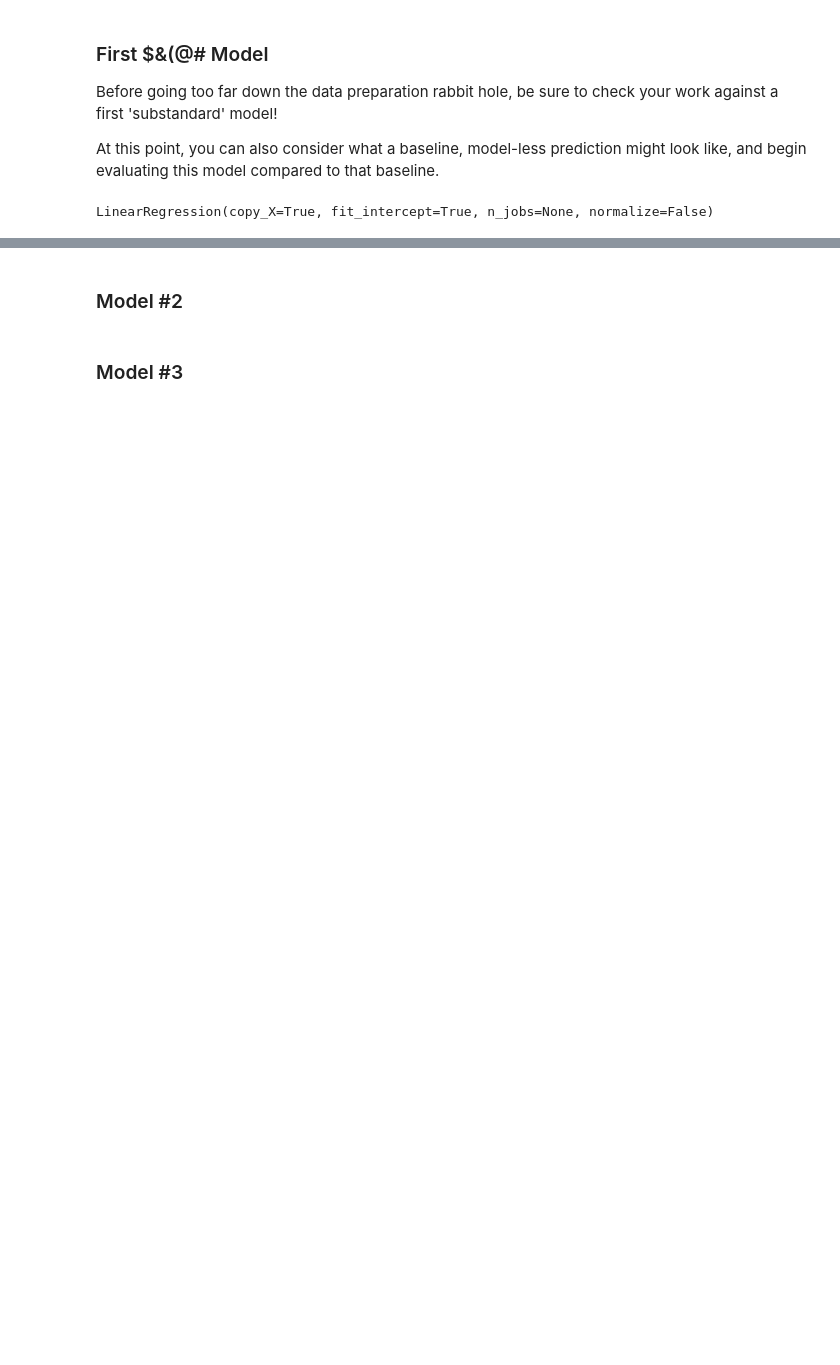
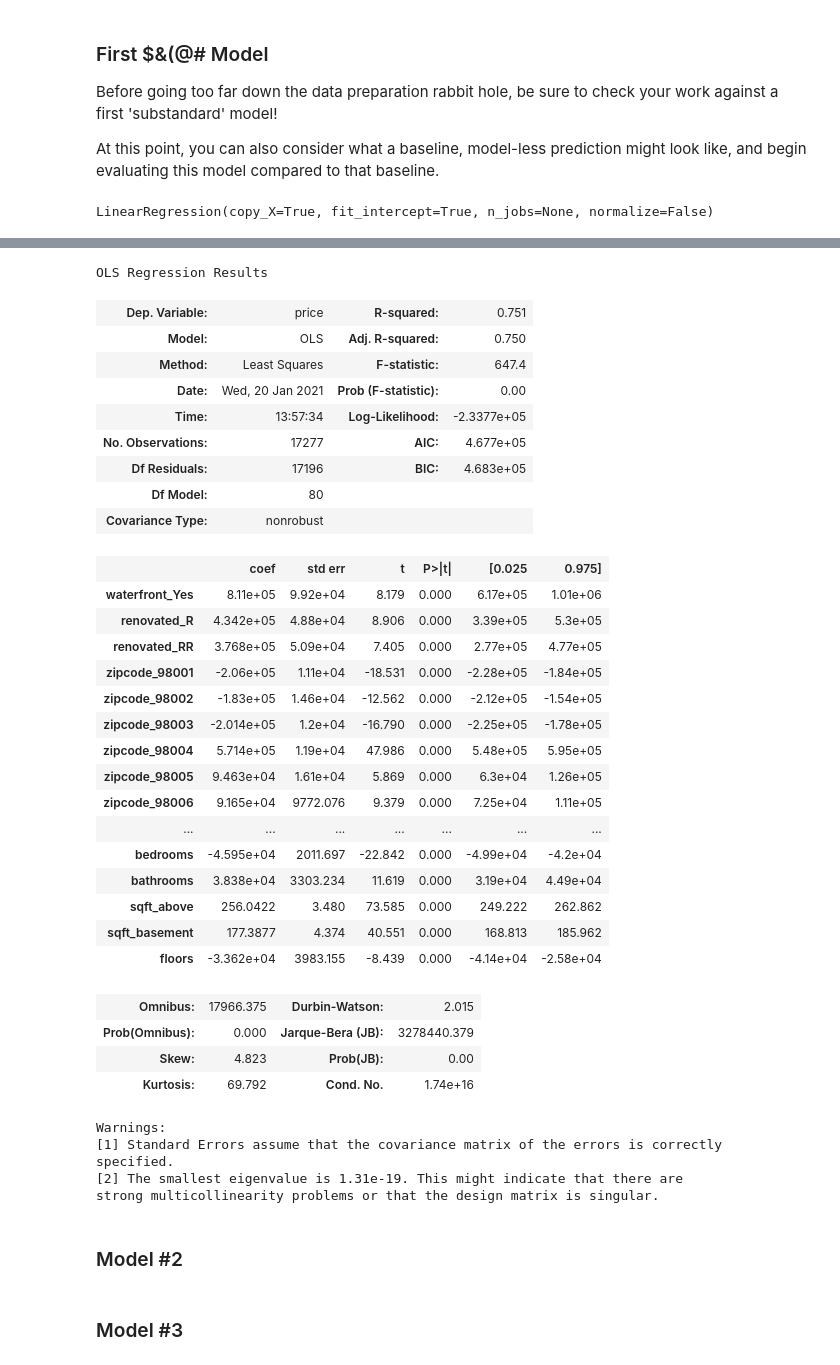
Before and after one commit to clreiner/KingCountyHousingProject, a Jupyter notebook: KingCountyHomes.ipynb, the cells around one changed output, grey strips where cells are left out. Drawn from its saved outputs; the diff is of its cells as text; code cells hidden in the pictures; blank space fills up the shorter version.

```diff
--- a/KingCountyHomes.ipynb
+++ b/KingCountyHomes.ipynb
@@ -174,9 +176,9 @@ Before going too far down the data preparation rabbit hole, be sure to check you
 
 At this point, you can also consider what a baseline, model-less prediction might look like, and begin evaluating this model compared to that baseline.
 # %%
-categoricals = ['waterfront', 'zipcode', 'renovated']
-continuous = ['sqft_lot',  'sqft_lot15', 'sqft_living15', 'sqft_above', 'sqft_basement',
-              'yr_built', 'condition', 'price', 'bedrooms', 'floors', 'bathrooms']
+categoricals = ['waterfront', 'renovated', 'zipcode']
+continuous = ['sqft_lot', 'sqft_lot15', 'sqft_living15', 'yr_built', 'condition',
+              'bedrooms', 'bathrooms', 'sqft_above', 'sqft_basement', 'floors', 'price']
 cat_data = data[categoricals]
 cont_data = data[continuous]
 # %%
@@ -213,3 +215,43 @@ Testing Scores: R2 0.7498044022763584, Mean Absolute Error 109464.91585501212
+# %%
+model = sm.OLS(y_train, sm.add_constant(pd.DataFrame(X_train, columns=X.columns, index=X_train.index)))
+# %%
+results = model.fit()
+results.summary()
+# %% [output]
+OLS Regression Results
+| Dep. Variable: | price | R-squared: | 0.751 |
+| Model: | OLS | Adj. R-squared: | 0.750 |
+| Method: | Least Squares | F-statistic: | 647.4 |
+| Date: | Wed, 20 Jan 2021 | Prob (F-statistic): | 0.00 |
+| Time: | 13:57:34 | Log-Likelihood: | -2.3377e+05 |
+| No. Observations: | 17277 | AIC: | 4.677e+05 |
+| Df Residuals: | 17196 | BIC: | 4.683e+05 |
+| Df Model: | 80 |  |  |
+| Covariance Type: | nonrobust |  |  |
+|  | coef | std err | t | P>|t| | [0.025 | 0.975] |
+| waterfront_Yes | 8.11e+05 | 9.92e+04 | 8.179 | 0.000 | 6.17e+05 | 1.01e+06 |
+| renovated_R | 4.342e+05 | 4.88e+04 | 8.906 | 0.000 | 3.39e+05 | 5.3e+05 |
+| renovated_RR | 3.768e+05 | 5.09e+04 | 7.405 | 0.000 | 2.77e+05 | 4.77e+05 |
+| zipcode_98001 | -2.06e+05 | 1.11e+04 | -18.531 | 0.000 | -2.28e+05 | -1.84e+05 |
+| zipcode_98002 | -1.83e+05 | 1.46e+04 | -12.562 | 0.000 | -2.12e+05 | -1.54e+05 |
+| zipcode_98003 | -2.014e+05 | 1.2e+04 | -16.790 | 0.000 | -2.25e+05 | -1.78e+05 |
+| zipcode_98004 | 5.714e+05 | 1.19e+04 | 47.986 | 0.000 | 5.48e+05 | 5.95e+05 |
+| zipcode_98005 | 9.463e+04 | 1.61e+04 | 5.869 | 0.000 | 6.3e+04 | 1.26e+05 |
+| zipcode_98006 | 9.165e+04 | 9772.076 | 9.379 | 0.000 | 7.25e+04 | 1.11e+05 |
+| ... | ... | ... | ... | ... | ... | ... |
+| bedrooms | -4.595e+04 | 2011.697 | -22.842 | 0.000 | -4.99e+04 | -4.2e+04 |
+| bathrooms | 3.838e+04 | 3303.234 | 11.619 | 0.000 | 3.19e+04 | 4.49e+04 |
+| sqft_above | 256.0422 | 3.480 | 73.585 | 0.000 | 249.222 | 262.862 |
+| sqft_basement | 177.3877 | 4.374 | 40.551 | 0.000 | 168.813 | 185.962 |
+| floors | -3.362e+04 | 3983.155 | -8.439 | 0.000 | -4.14e+04 | -2.58e+04 |
+| Omnibus: | 17966.375 | Durbin-Watson: | 2.015 |
+| Prob(Omnibus): | 0.000 | Jarque-Bera (JB): | 3278440.379 |
+| Skew: | 4.823 | Prob(JB): | 0.00 |
+| Kurtosis: | 69.792 | Cond. No. | 1.74e+16 |
+Warnings:
+[1] Standard Errors assume that the covariance matrix of the errors is correctly specified.
+[2] The smallest eigenvalue is 1.31e-19. This might indicate that there are
+strong multicollinearity problems or that the design matrix is singular.
 # %% [markdown]
 ### Model #2
 # %% [markdown]
```
Also changed, not shown: parts of 9 cells of this notebook.
